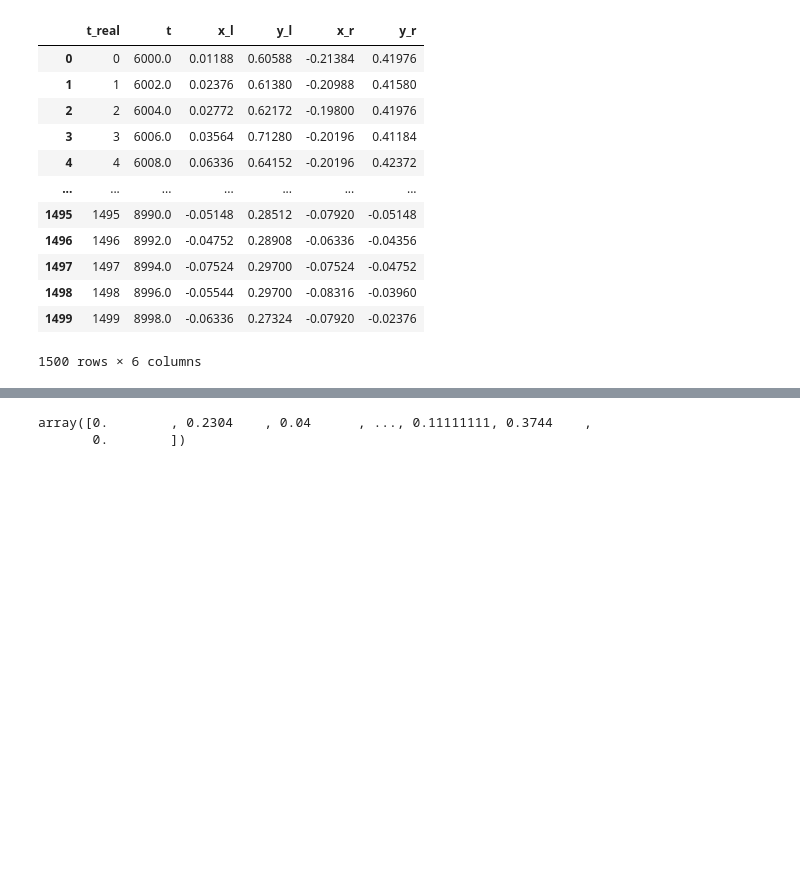
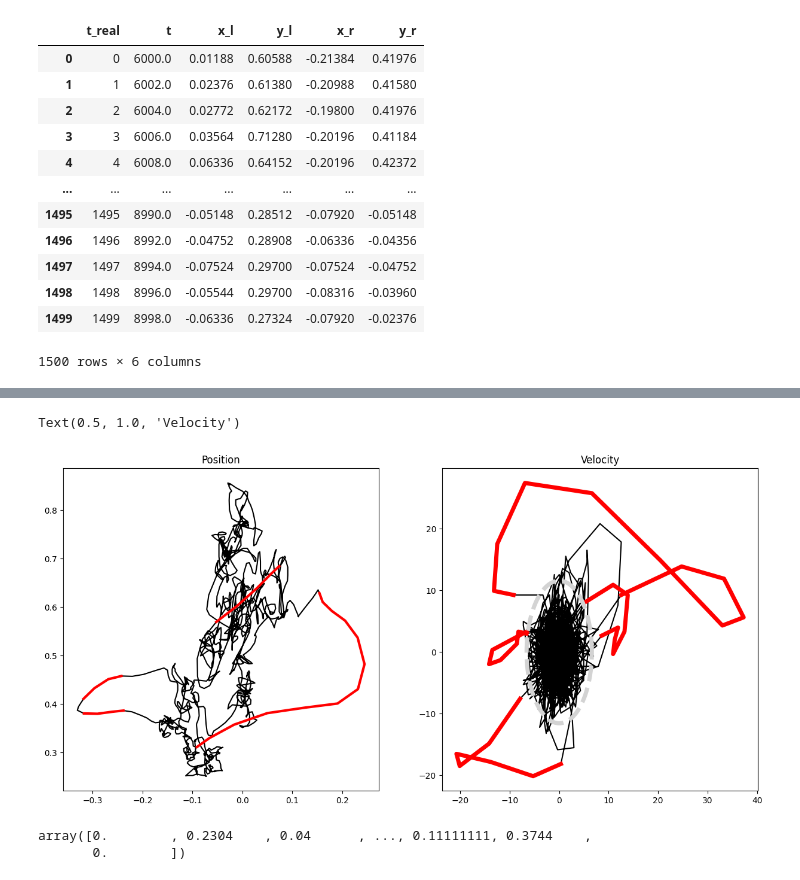
Before and after one commit to lschwetlick/EngbertMicrosaccadeToolbox, a Jupyter notebook: demo/demo.ipynb, the cells around one changed output, grey strips where cells are left out. Drawn from its saved outputs; the diff is of its cells as text; code cells hidden in the pictures; blank space fills up the shorter version.

```diff
--- a/demo/demo.ipynb
+++ b/demo/demo.ipynb
@@ -101,3 +80,26 @@ array([[ 0.00000000e+00,  0.00000000e+00],
+# %%
+phi = np.linspace(0,2*np.pi, 300)
+cx = rad_l[0]*np.cos(phi)
+cy = rad_l[1]*np.sin(phi)
+#lines(cx,cy,lty=2)
+# %%
+fig, ax = plt.subplots(1,2, figsize=(15,7))
+ax[0].plot(d.xls, d.yls, c="black")
+for idx, row in bino.iterrows():
+  temp = d.loc[(d["t_real"]>=row["onset_l"]) & (d["t_real"]<=row["end_l"])]
+  ax[0].plot(temp.xls, temp.yls, c="red", linewidth=3)
+ax[0].set_title("Position")
+
+ax[1].plot(d.v_xl, d.v_yl, c="black")
+for idx, row in bino.iterrows():
+  temp = d.loc[(d["t_real"]>=row["onset_r"]) & (d["t_real"]<=row["end_r"])]
+  ax[1].plot(temp.v_xl, temp.v_yl, c="red", linewidth=5)
+
+ax[1].plot(cx, cy, c="lightgrey", linestyle="dashed", linewidth=5)
+ax[1].set_title("Velocity")
+# %% [output]
+Text(0.5, 1.0, 'Velocity')
+[figure, added]
 # %%
 msd = np.sqrt(np.median((bb-np.median(bb, axis=0))**2, axis=0))
 # %%
```
Also changed, not shown: parts of 9 cells of this notebook.
